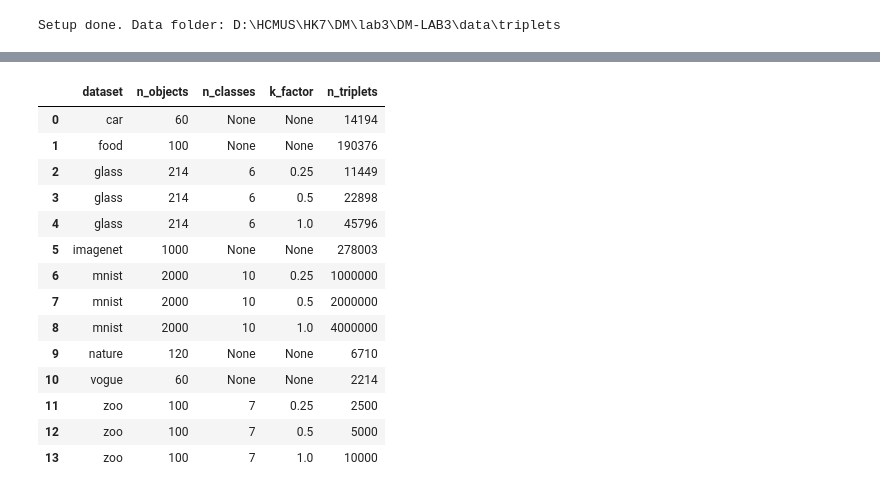
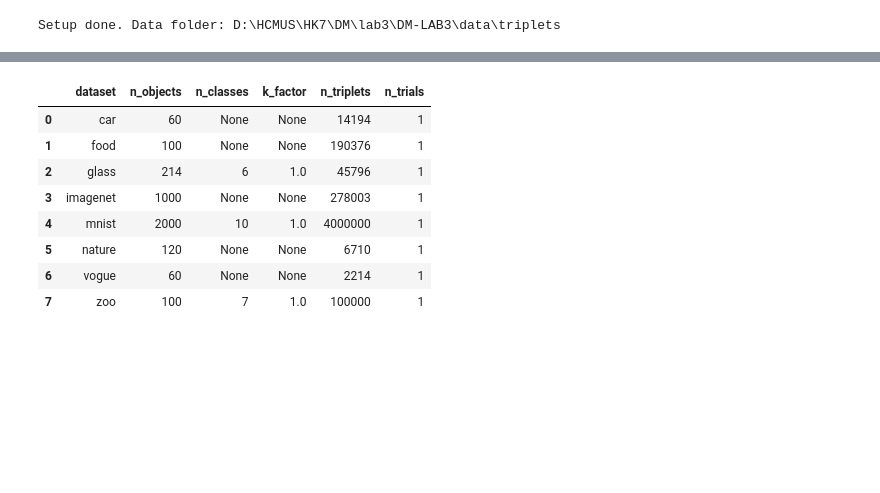
Before and after one commit to thloc1212/DM-LAB3, a Jupyter notebook: notebooks/01_main_experiments.ipynb, the cells around one changed output, grey strips where cells are left out. Cells and saved outputs as stored; diff of their text form; code cells hidden in the pictures; blank space fills up the shorter version.

```diff
--- a/notebooks/01_main_experiments.ipynb
+++ b/notebooks/01_main_experiments.ipynb
@@ -65,13 +81,6 @@ print("Setup done. Data folder:", TRIPLET_DIR)
 Setup done. Data folder: D:\HCMUS\HK7\DM\lab3\DM-LAB3\data\triplets
 # %%
 # Cell 2 - Load real-valued datasets and build cosine triplets (with paper config)
-
-import time
-import numpy as np
-import pandas as pd
-from sklearn.preprocessing import normalize
-from sklearn.manifold import TSNE
-from cblearn import datasets
 
 # ================= PATH & CONFIG =================
 ZOO_PATH = DATA_DIR / "zoo" / "zoo.csv"
@@ -79,10 +88,11 @@ GLASS_PATH = DATA_DIR / "glass" / "glass.csv"
 MNIST_TRAIN_PATH = DATA_DIR / "mnist" / "mnist_train.csv"
 MNIST_TEST_PATH = DATA_DIR / "mnist" / "mnist_test.csv"
 
-k_values_table1 = [0.25, 0.5, 1.0]
-MAX_TRIPLETS = 4_000_000  # Đúng chuẩn paper (cho MNIST)
+k_values_table1 = [1.0]
+MAX_TRIPLETS = 4_000_000  # Paper cap (mainly for MNIST)
+N_REAL_TRIALS = 1
 
-# ================= 1. XỬ LÝ REAL DATA (ZOO, GLASS, MNIST) =================
+# ================= 1. REAL DATA (ZOO, GLASS, MNIST) =================
 print("========== BƯỚC 1: XỬ LÝ REAL DATA ==========")
 
 dataset_loaders = {
@@ -116,23 +126,41 @@ for name, loader in dataset_loaders.items():
     n = X.shape[0]
 
     for kf in k_values_table1:
-        num_triplets = min(int(kf * n * n), MAX_TRIPLETS)
-        T = np.asarray(
-            src_utils.build_cosine_triplets(
-                X, k_factor=None, num_triplets=num_triplets,
-                noise_rate=0.05, random_state=RANDOM_SEED + hash(name) % 1000,
-            ),
-            dtype=np.int64,
+        if name == "zoo" and kf == 1.0:
+            num_triplets = 100_000  # Hard-coded to match paper setting
+        else:
+            num_triplets = min(int(kf * n * n), MAX_TRIPLETS)
+
+        triplets_real[name][kf] = []
+
+        for rep in range(N_REAL_TRIALS):
+            T = np.asarray(
+                src_utils.build_cosine_triplets(
+                    X,
+                    k_factor=None,
+                    num_triplets=num_triplets,
+                    noise_rate=0.05,
+                    random_state=RANDOM_SEED + rep,
+                ),
+                dtype=np.int64,
+            )
+            triplets_real[name][kf].append(T)
+
+            # Save one canonical copy (rep=0) to preserve old downstream file layout
+            if rep == 0:
+                np.savez_compressed(
+                    TRIPLET_DIR / f"{name}_k{str(kf).replace('.', '_')}.npz",
+                    triplets=T,
+                    labels=y,
+                )
+
+        print(
+            f"  -> k={kf:<4} | {num_triplets:,} triplets/trial | "
         )
-        print(f"  -> k={kf:<4} | Tạo {len(T):,} triplets (n={n})")
-        triplets_real[name][kf] = T
-
-        np.savez_compressed(TRIPLET_DIR / f"{name}_k{str(kf).replace('.', '_')}.npz", triplets=T, labels=y)
 
     print(f"Xong {name.upper()} trong {time.time() - t0:.2f}s")
 
-
-# ================= 2. XỬ LÝ COMPARISON DATA =================
+# ================= 2. COMPARISON DATA =================
 print("\n========== BƯỚC 2: XỬ LÝ COMPARISON DATA ==========")
 comparison_loaders = {
     "car": load_car_triplets,
@@ -153,7 +181,7 @@ for name, loader in comparison_loaders.items():
 
         cblearn_data[name] = {
             "triplets": T,
-            "object_ids": obj_ids
+            "object_ids": obj_ids,
         }
 
         print(f"OK -> {len(T):>9,} triplets | {len(obj_ids):>5} objects")
@@ -161,24 +189,25 @@ for name, loader in comparison_loaders.items():
         np.savez_compressed(
             TRIPLET_DIR / f"{name}.npz",
             triplets=T,
-            object_ids=obj_ids
+            object_ids=obj_ids,
         )
 
     except Exception as e:
         print(f"LỖI -> {e}")
 
-# ================= 3. TỔNG HỢP BẢNG SUMMARY =================
+# ================= 3. SUMMARY TABLE =================
 summary_real = []
 for name in real_data:
     n = real_data[name]["X"].shape[0]
     n_classes = int(len(np.unique(real_data[name]["y"])))
-    for kf, T in triplets_real[name].items():
+    for kf, trial_triplets in triplets_real[name].items():
         summary_real.append({
             "dataset": name,
             "n_objects": n,
             "n_classes": n_classes,
             "k_factor": kf,
-            "n_triplets": len(T),
+            "n_triplets": len(trial_triplets[0]),
+            "n_trials": len(trial_triplets),
         })
 
 summary_cblearn = []
@@ -190,11 +219,12 @@ for name, data in cblearn_data.items():
         "n_classes": None,
         "k_factor": None,
         "n_triplets": len(T),
+        "n_trials": 1,
     })
 
 summary_all = pd.concat([pd.DataFrame(summary_real), pd.DataFrame(summary_cblearn)], ignore_index=True)
 
-print("\n========== BẢNG TỔNG KẾT (TRÙNG KHỚP TABLE 3) ==========")
+print("\n========== BẢNG TỔNG KẾT ==========")
 display(summary_all.sort_values(["dataset"]).reset_index(drop=True))
 # %% [output]
 ========== BƯỚC 1: XỬ LÝ REAL DATA ==========
@@ -217,18 +247,12 @@ Processing NATURE    ... OK ->     6,710 triplets |   120 objects
-|  | dataset | n_objects | n_classes | k_factor | n_triplets |
-| 0 | car | 60 | None | None | 14194 |
-| 1 | food | 100 | None | None | 190376 |
-| 2 | glass | 214 | 6 | 0.25 | 11449 |
-| 3 | glass | 214 | 6 | 0.5 | 22898 |
-| 4 | glass | 214 | 6 | 1.0 | 45796 |
-| 5 | imagenet | 1000 | None | None | 278003 |
-| 6 | mnist | 2000 | 10 | 0.25 | 1000000 |
-| 7 | mnist | 2000 | 10 | 0.5 | 2000000 |
-| 8 | mnist | 2000 | 10 | 1.0 | 4000000 |
-| 9 | nature | 120 | None | None | 6710 |
-| 10 | vogue | 60 | None | None | 2214 |
-| 11 | zoo | 100 | 7 | 0.25 | 2500 |
-| 12 | zoo | 100 | 7 | 0.5 | 5000 |
-| 13 | zoo | 100 | 7 | 1.0 | 10000 |
+|  | dataset | n_objects | n_classes | k_factor | n_triplets | n_trials |
+| 0 | car | 60 | None | None | 14194 | 1 |
+| 1 | food | 100 | None | None | 190376 | 1 |
+| 2 | glass | 214 | 6 | 1.0 | 45796 | 1 |
+| 3 | imagenet | 1000 | None | None | 278003 | 1 |
+| 4 | mnist | 2000 | 10 | 1.0 | 4000000 | 1 |
+| 5 | nature | 120 | None | None | 6710 | 1 |
+| 6 | vogue | 60 | None | None | 2214 | 1 |
+| 7 | zoo | 100 | 7 | 1.0 | 100000 | 1 |
 # %%
 # Cell 3 - Load local triplets, generate quadruplets, prepare for evaluation
 
```
Also changed, not shown: parts of 9 cells of this notebook, 7 other files.
